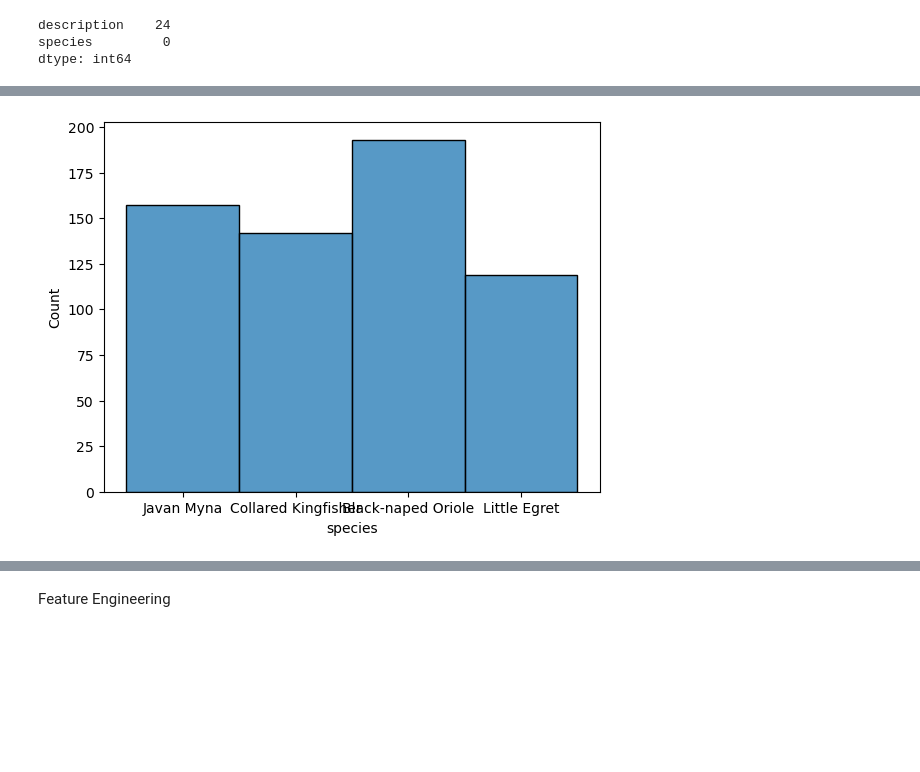
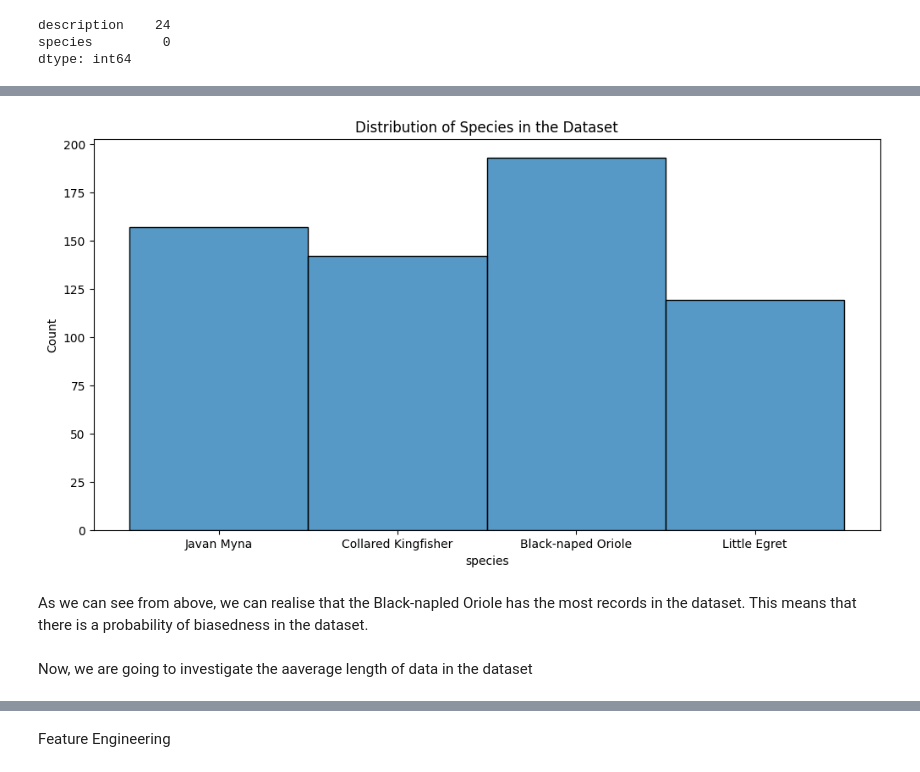
Before and after one commit to wongwenbing/Y2S2, a Jupyter notebook: Natural Language Processing/Assignment/part1.ipynb, the cells around one changed output, grey strips where cells are left out. Drawn from its saved outputs; the diff is of its cells as text; code cells hidden in the pictures; blank space fills up the shorter version.

```diff
--- a/Natural Language Processing/Assignment/part1.ipynb
+++ b/Natural Language Processing/Assignment/part1.ipynb
@@ -72,8 +73,6 @@ false: 614
 data=data.dropna()
 data=data.drop_duplicates()
 data.info()
-data=data.reset_index()
-data
 # %% [output]
 <class 'pandas.core.frame.DataFrame'>
 Index: 611 entries, 0 to 739
@@ -100,9 +91,16 @@ memory usage: 14.3+ KB
 # %%
-group=data.groupby(['species']).count().reset_index()
+group=data.groupby(['species']).count()
+plt.figure(figsize=(12, 6))
 sns.histplot(data['species'])
+plt.title('Distribution of Species in the Dataset')
 plt.show()
 # %% [output]
-[figure, old version]
+[figure, new version]
+# %% [markdown]
+As we can see from above, we can realise that the Black-napled Oriole has the most records in the dataset.
+This means that there is a probability of biasedness in the dataset.
+# %% [markdown]
+Now, we are going to investigate the aaverage length of data in the dataset
 # %%
 data['text_length'] = data['description'].apply(len)
 plt.figure(figsize=(10,6))
```
Also changed, not shown: parts of 24 cells of this notebook, 6 other files.
